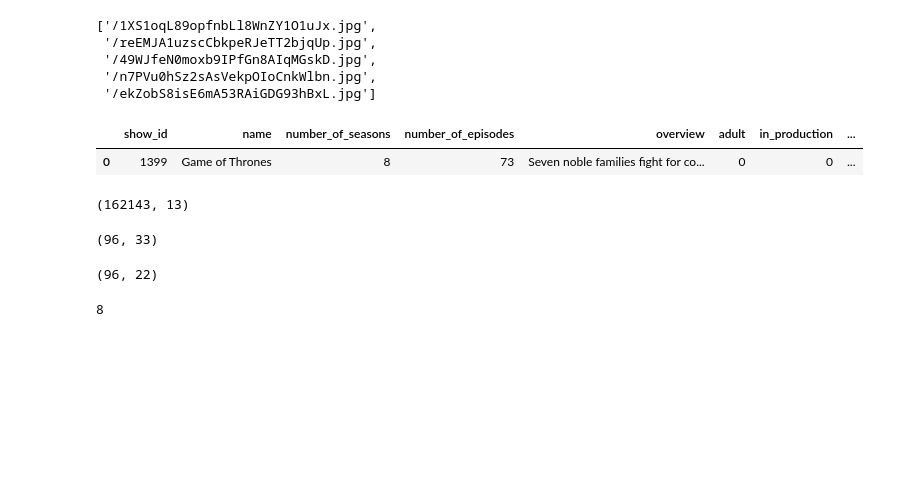
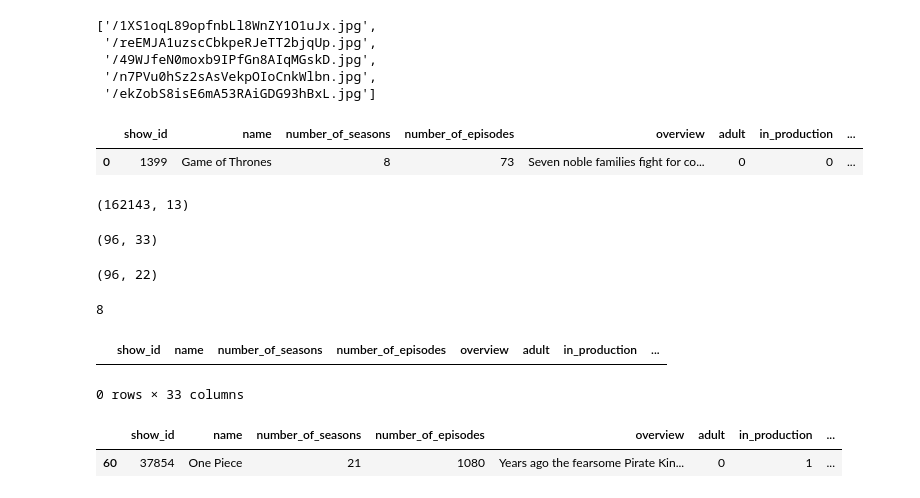
Before and after one commit to pxxthik/TV-Shows-Analysis, a Jupyter notebook: Untitled1.ipynb, the cells around one changed output. Drawn from its saved outputs; the diff is of its cells as text; code cells hidden in the pictures; blank space fills up the shorter version.

```diff
--- a/Untitled1.ipynb
+++ b/Untitled1.ipynb
@@ -143,3 +143,13 @@ x.shape
 x['number_of_seasons'].values[0]
 # %% [output]
 8
+# %%
+x[x['name'] == "One Piece"]
+# %% [output]
+|  | show_id | name | number_of_seasons | number_of_episodes | overview | adult | in_production | ... |
+0 rows × 33 columns
+# %%
+shows[shows['name'] == "One Piece"]
+# %% [output]
+|  | show_id | name | number_of_seasons | number_of_episodes | overview | adult | in_production | ... |
+| 60 | 37854 | One Piece | 21 | 1080 | Years ago the fearsome Pirate Kin... | 0 | 1 | ... |
```
Also changed, not shown: 4 other files.
